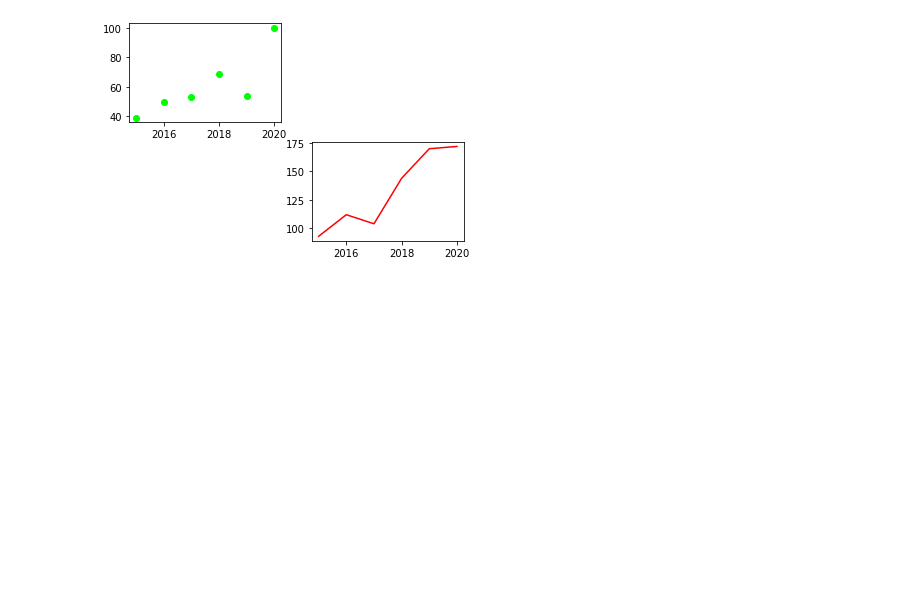
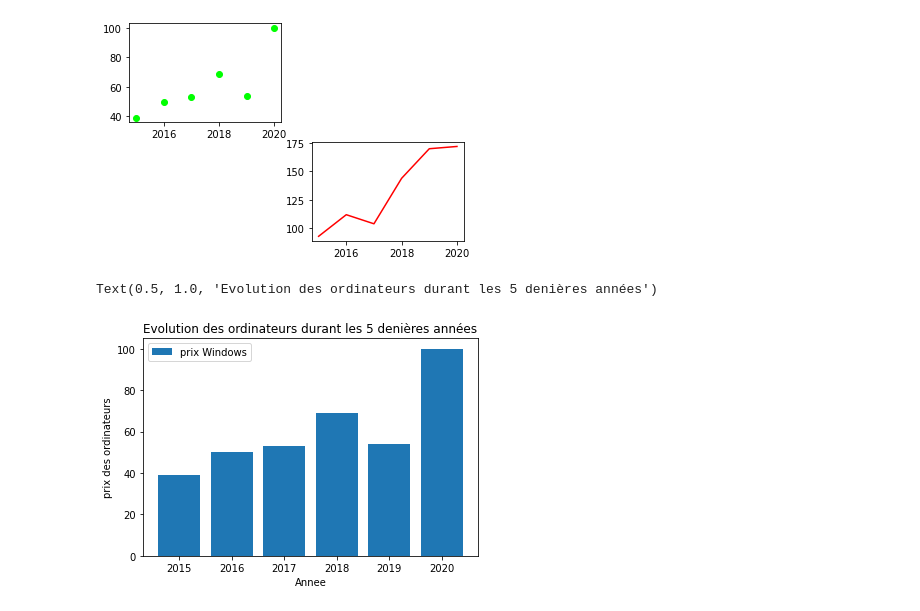
Before and after one commit to ChaouechOlfa/FormationUdemy, a Jupyter notebook: Matplotlib_tuto.ipynb, the cells around one changed output. Cells and saved outputs as stored; diff of their text form; code cells hidden in the pictures; blank space fills up the shorter version.

```diff
--- a/Matplotlib_tuto.ipynb
+++ b/Matplotlib_tuto.ipynb
@@ -35,3 +37,13 @@ plt.plot(annee,prix_apple,label='Prix Apple',c='r')
 # %% [output]
 [<matplotlib.lines.Line2D at 0x...>]
 [figure]
+# %%
+#Visualiser les données en diagramme en barres
+plt.bar(annee,prix_ms,label='prix Windows')
+plt.xlabel('Annee')
+plt.ylabel('prix des ordinateurs')
+plt.legend()
+plt.title('Evolution des ordinateurs durant les 5 denières années')
+# %% [output]
+Text(0.5, 1.0, 'Evolution des ordinateurs durant les 5 denières années')
+[figure, added]
```
Also changed, not shown: parts of 4 cells of this notebook.
